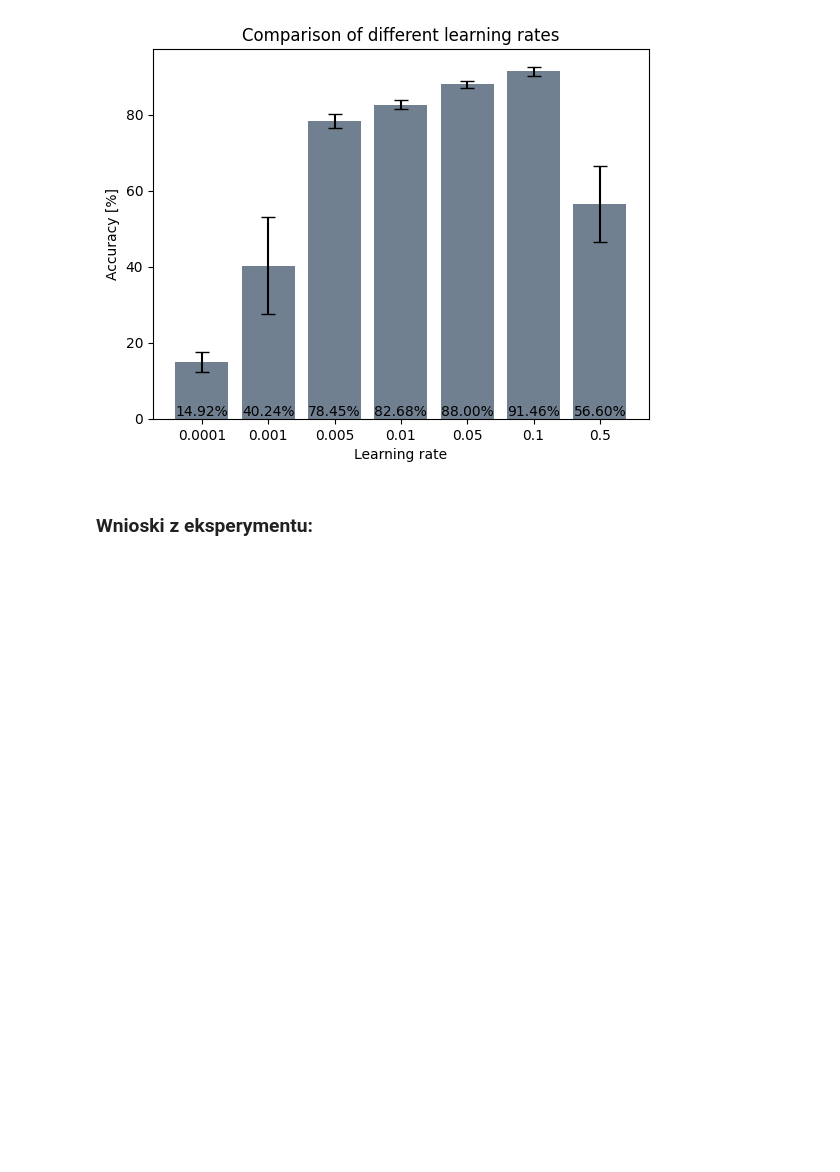
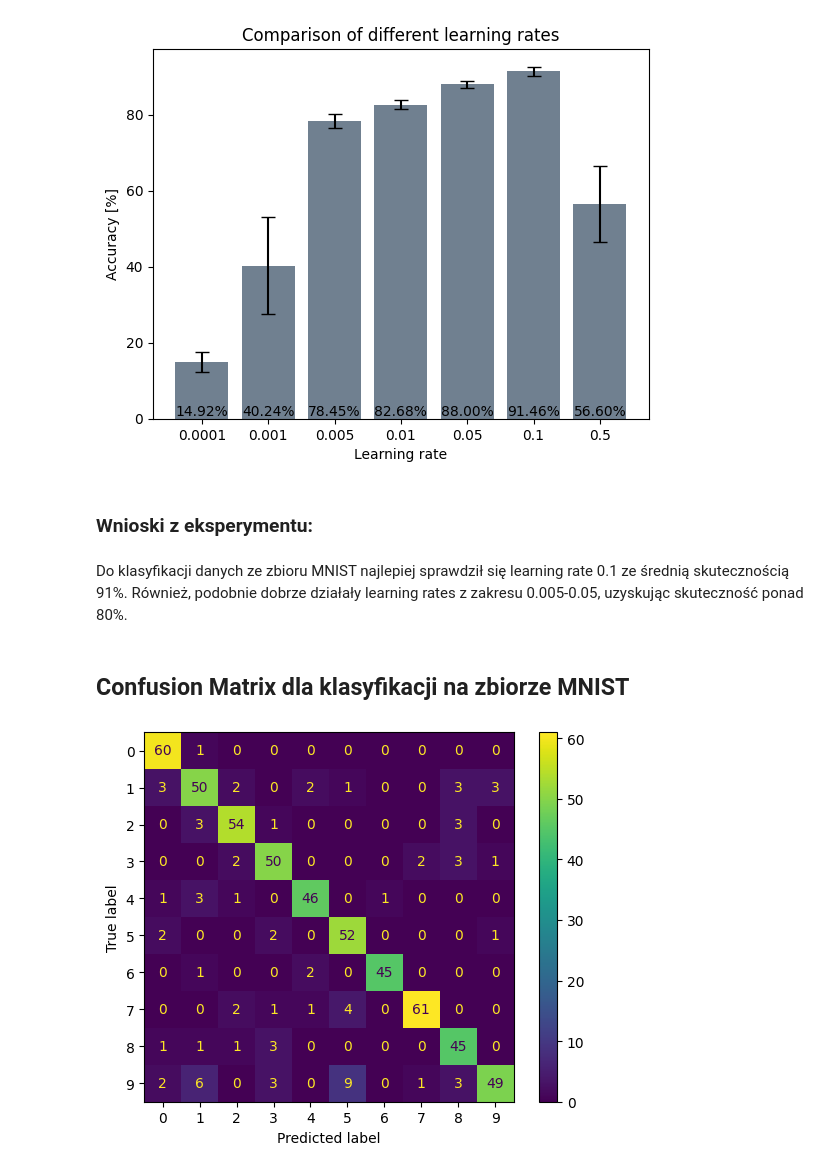
Before and after one commit to pekoraptor/mnist-neural-engine, a Jupyter notebook: raport.ipynb, the cells around one changed output. Cells and saved outputs as stored; diff of their text form; code cells hidden in the pictures; blank space fills up the shorter version.

Commit message:
added confusion matrix

```diff
--- a/raport.ipynb
+++ b/raport.ipynb
@@ -54,3 +54,18 @@ plt_accuracy(learning_rates, acc_arr)
 [figure]
 # %% [markdown]
 ### Wnioski z eksperymentu:
+# %% [markdown]
+Do klasyfikacji danych ze zbioru MNIST najlepiej sprawdził się learning rate 0.1 ze średnią skutecznością 91%. Również, podobnie dobrze działały learning rates z zakresu 0.005-0.05, uzyskując skuteczność ponad 80%.
+# %% [markdown]
+## Confusion Matrix dla klasyfikacji na zbiorze MNIST
+# %%
+from report_utils import confusion_matrix, process_dataset
+from activations import sigmoid, sigmoid_prime
+from perceptron import Perceptron
+
+p = Perceptron(64, 10, 3, 10, sigmoid, sigmoid_prime)
+X, Y = process_dataset()
+
+confusion_matrix(p, 0.33, X, Y, 0.1, 1000, 0.1, 100)
+# %% [output]
+[figure, added]
```
Also changed, not shown: 1 other file.
